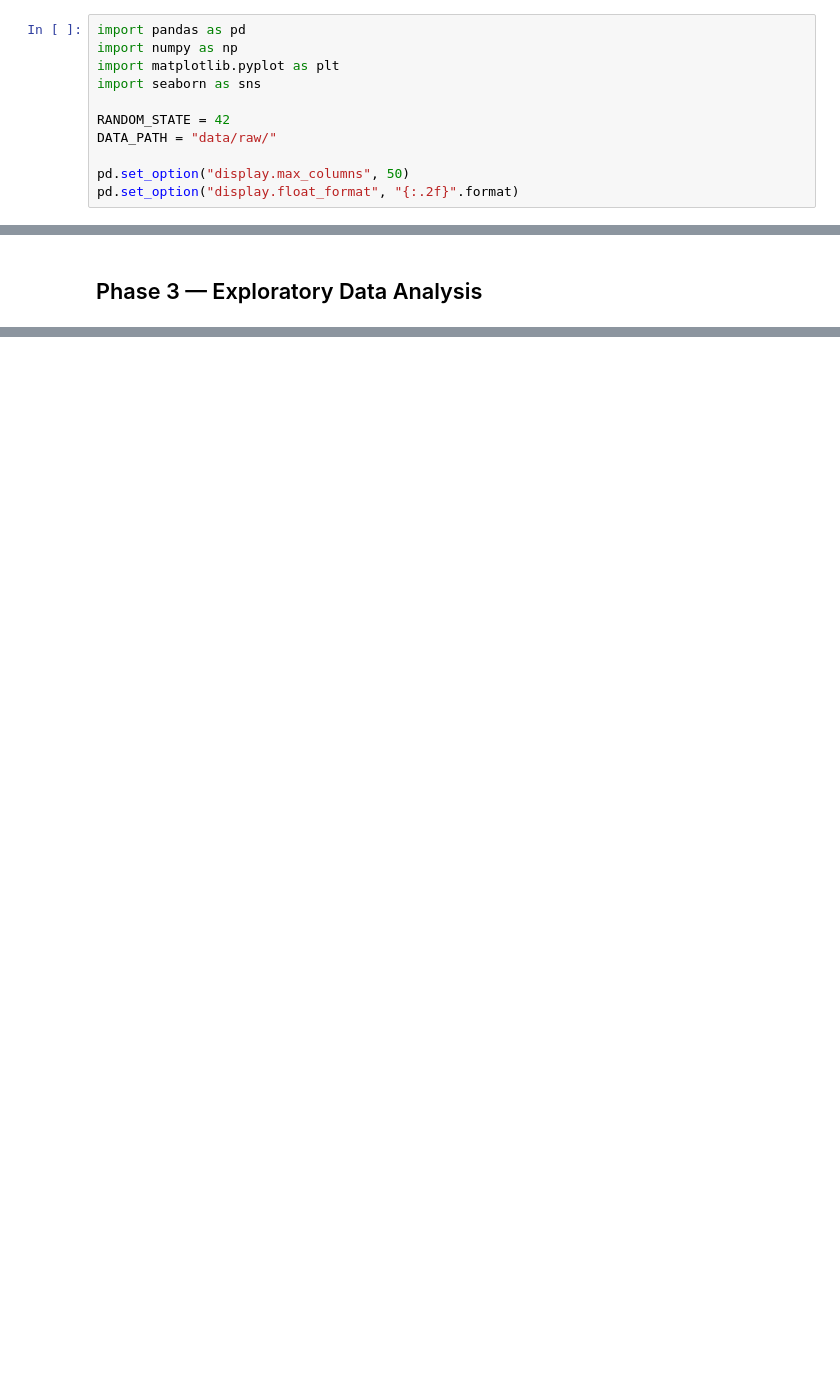
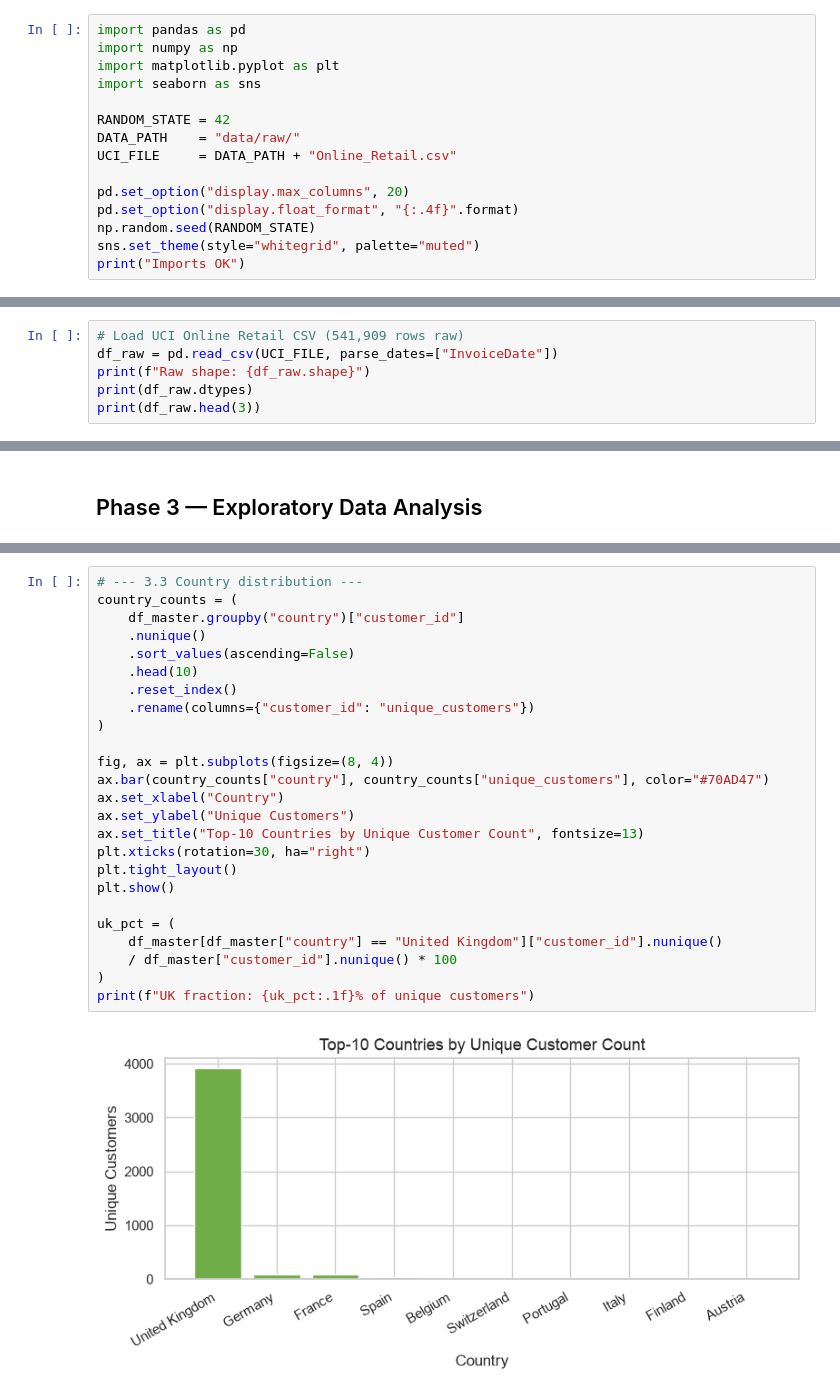
Before and after one commit to AhmetBilalOzgun/Data-Science-Final-Project-E-Commerce-Hybrid-Recommendation-System, a Jupyter notebook: notebook.ipynb, the cells around one changed output, grey strips where cells are left out. Drawn from its saved outputs; the diff is of its cells as text; blank space fills up the shorter version.

```diff
--- a/notebook.ipynb
+++ b/notebook.ipynb
@@ -10,7 +11,11 @@ import matplotlib.pyplot as plt
 import seaborn as sns
 
 RANDOM_STATE = 42
-DATA_PATH = "data/raw/"
+DATA_PATH    = "data/raw/"
+UCI_FILE     = DATA_PATH + "Online_Retail.csv"
 
-pd.set_option("display.max_columns", 50)
-pd.set_option("display.float_format", "{:.2f}".format)
+pd.set_option("display.max_columns", 20)
+pd.set_option("display.float_format", "{:.4f}".format)
+np.random.seed(RANDOM_STATE)
+sns.set_theme(style="whitegrid", palette="muted")
+print("Imports OK")
@@ -246,0 +26,6 @@ dtype: object
+# %%
+# Load UCI Online Retail CSV (541,909 rows raw)
+df_raw = pd.read_csv(UCI_FILE, parse_dates=["InvoiceDate"])
+print(f"Raw shape: {df_raw.shape}")
+print(df_raw.dtypes)
+print(df_raw.head(3))
@@ -1104,0 +268,27 @@ Displayed hybrid top-5 tables for 3/3 sample customers
+# %%
+# --- 3.3 Country distribution ---
+country_counts = (
+    df_master.groupby("country")["customer_id"]
+    .nunique()
+    .sort_values(ascending=False)
+    .head(10)
+    .reset_index()
+    .rename(columns={"customer_id": "unique_customers"})
+)
+
+fig, ax = plt.subplots(figsize=(8, 4))
+ax.bar(country_counts["country"], country_counts["unique_customers"], color="#70AD47")
+ax.set_xlabel("Country")
+ax.set_ylabel("Unique Customers")
+ax.set_title("Top-10 Countries by Unique Customer Count", fontsize=13)
+plt.xticks(rotation=30, ha="right")
+plt.tight_layout()
+plt.show()
+
+uk_pct = (
+    df_master[df_master["country"] == "United Kingdom"]["customer_id"].nunique()
+    / df_master["customer_id"].nunique() * 100
+)
+print(f"UK fraction: {uk_pct:.1f}% of unique customers")
+# %% [output]
+[figure, added]
```
Also changed, not shown: parts of 86 cells of this notebook, 7 other files.
